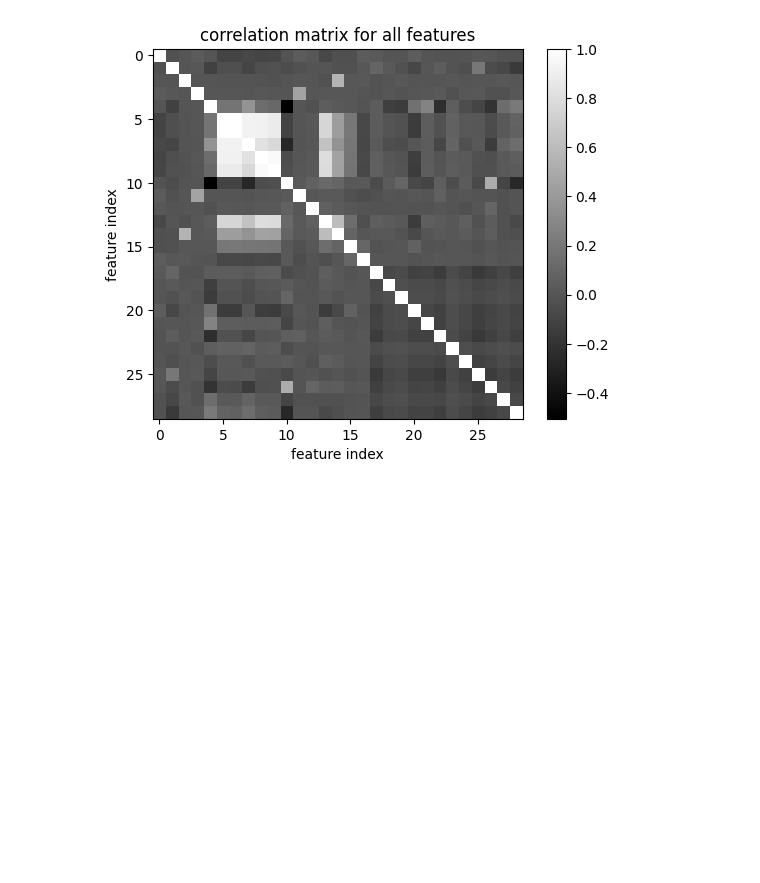
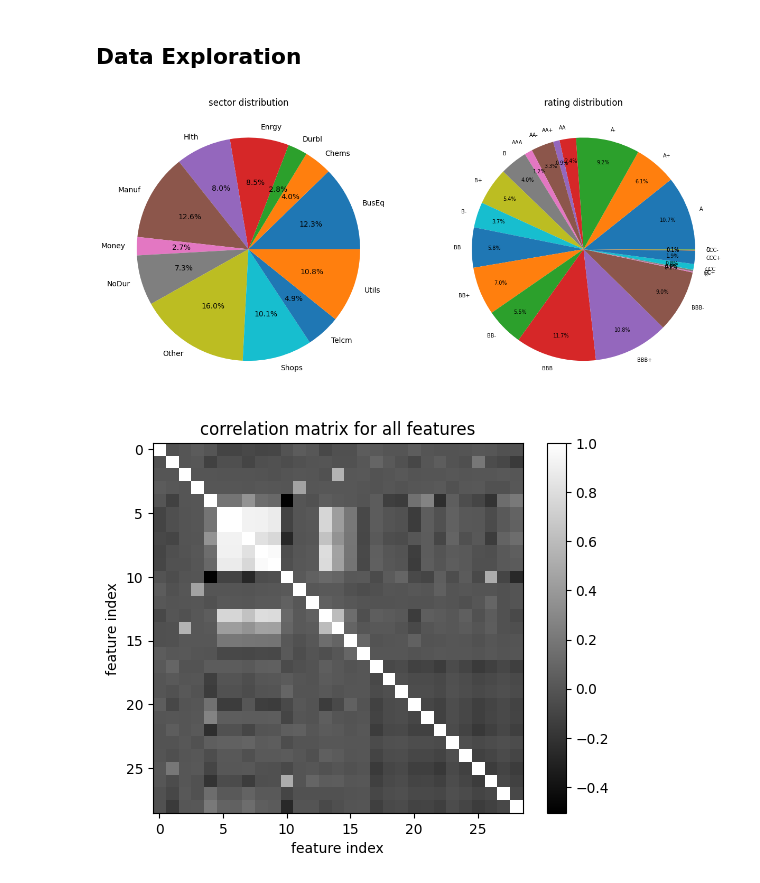
Before and after one commit to LilAiluropoda/corporate-credit-rating, a Jupyter notebook: model/basic_xgboost_v0.ipynb, the cells around one changed output. Cells and saved outputs as stored; diff of their text form; code cells hidden in the pictures; blank space fills up the shorter version.

Commit message:
updated subplots for data exploration.

```diff
--- a/model/basic_xgboost_v0.ipynb
+++ b/model/basic_xgboost_v0.ipynb
@@ -48,7 +54,9 @@ Duplicated rows dropped:  2
 # %%
 #Format convertion
 sector_classes = df["Sector"].unique()
+sector_classes.sort()
 rating_classes = df["Rating"].unique()
+rating_classes.sort()
 
 #Turn categorical column into one-hot vectors
 df = pd.get_dummies(df, columns=["Sector"], dtype=float) #Use df.iloc[:,17:29] to extract dummy columns for Sector
@@ -75 +81,22 @@ df.head(5)
+# %% [markdown]
+## Data Exploration
+# %%
+#Plotting the percentages of each sector
+sector_distribution = df.iloc[:,17:29].sum()
+rating_distribution = df.iloc[:,29:52].sum()
+
+#Define subplots
+fig, (ax1, ax2) = plt.subplots(1,2,figsize=(15,15))
+
+#Subplot for sector distribution
+ax1.pie(sector_distribution, labels=sector_classes, autopct='%1.1f%%')
+ax1.title.set_text("sector distribution")
+
+#Subplot for rating distribution
+ax2.pie(rating_distribution, labels=rating_classes, autopct='%1.1f%%',pctdistance=0.8, textprops={'fontsize': 7})
+ax2.title.set_text("rating distribution")
+
+plt.show()
+# %% [output]
+[figure, added]
 # %%
```
Also changed, not shown: parts of 5 cells of this notebook.
